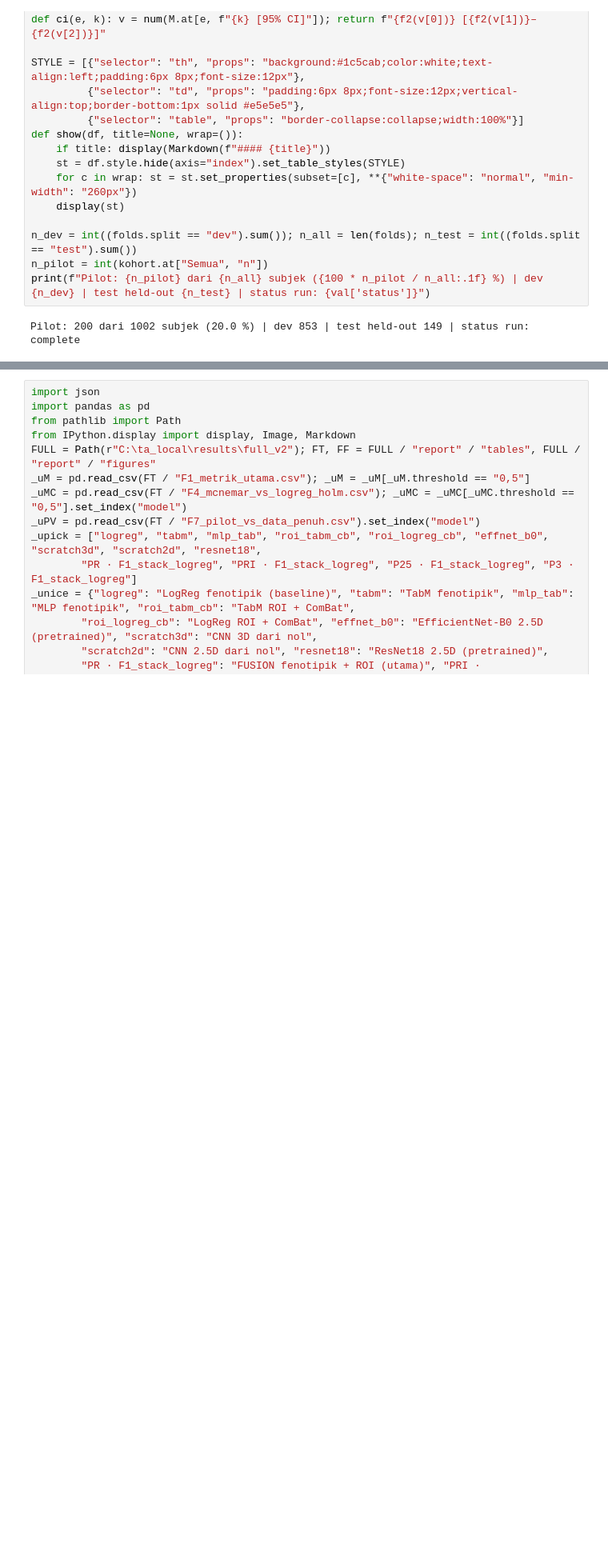
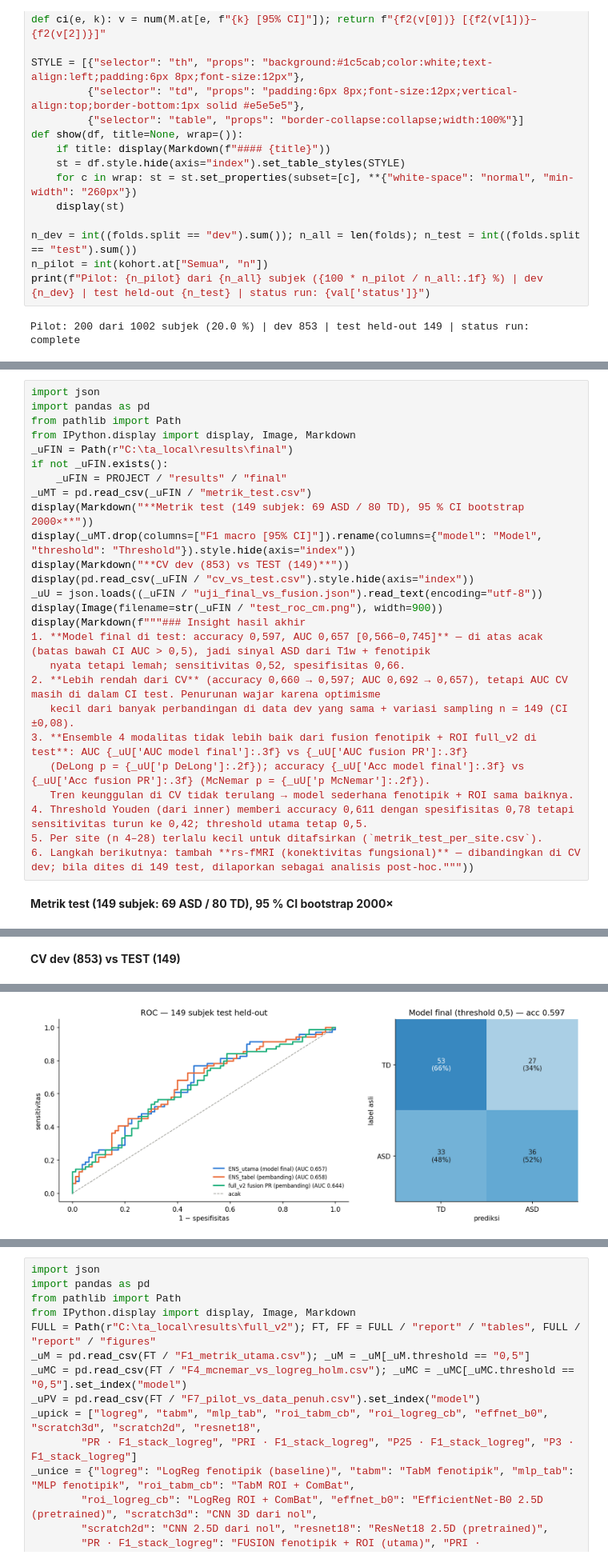
Before and after one commit to feliciacyntia/autismdetection, a Jupyter notebook: notebook/07_ringkasan_insight.ipynb, the cells around one changed output, grey strips where cells are left out. Shown at 80% size. Drawn from its saved outputs; the diff is of its cells as text; blank space fills up the shorter version.

```diff
--- a/notebook/07_ringkasan_insight.ipynb
+++ b/notebook/07_ringkasan_insight.ipynb
@@ -53,0 +60,28 @@ Pilot: 200 dari 1002 subjek (20.0 %) | dev 853 | test held-out 149 | status run:
+# %%
+import json
+import pandas as pd
+from pathlib import Path
+from IPython.display import display, Image, Markdown
+_uFIN = Path(r"C:\ta_local\results\final")
+if not _uFIN.exists():
+    _uFIN = PROJECT / "results" / "final"
+_uMT = pd.read_csv(_uFIN / "metrik_test.csv")
+display(Markdown("**Metrik test (149 subjek: 69 ASD / 80 TD), 95 % CI bootstrap 2000×**"))
+display(_uMT.drop(columns=["F1 macro [95% CI]"]).rename(columns={"model": "Model", "threshold": "Threshold"}).style.hide(axis="index"))
+display(Markdown("**CV dev (853) vs TEST (149)**"))
+display(pd.read_csv(_uFIN / "cv_vs_test.csv").style.hide(axis="index"))
+_uU = json.loads((_uFIN / "uji_final_vs_fusion.json").read_text(encoding="utf-8"))
+display(Image(filename=str(_uFIN / "test_roc_cm.png"), width=900))
+display(Markdown(f"""### Insight hasil akhir
+1. **Model final di test: accuracy 0,597, AUC 0,657 [0,566–0,745]** — di atas acak (batas bawah CI AUC > 0,5), jadi sinyal ASD dari T1w + fenotipik
+   nyata tetapi lemah; sensitivitas 0,52, spesifisitas 0,66.
+2. **Lebih rendah dari CV** (accuracy 0,660 → 0,597; AUC 0,692 → 0,657), tetapi AUC CV masih di dalam CI test. Penurunan wajar karena optimisme
+   kecil dari banyak perbandingan di data dev yang sama + variasi sampling n = 149 (CI ±0,08).
+3. **Ensemble 4 modalitas tidak lebih baik dari fusion fenotipik + ROI full_v2 di test**: AUC {_uU['AUC model final']:.3f} vs {_uU['AUC fusion PR']:.3f}
+   (DeLong p = {_uU['p DeLong']:.2f}); accuracy {_uU['Acc model final']:.3f} vs {_uU['Acc fusion PR']:.3f} (McNemar p = {_uU['p McNemar']:.2f}).
+   Tren keunggulan di CV tidak terulang → model sederhana fenotipik + ROI sama baiknya.
+4. Threshold Youden (dari inner) memberi accuracy 0,611 dengan spesifisitas 0,78 tetapi sensitivitas turun ke 0,42; threshold utama tetap 0,5.
+5. Per site (n 4–28) terlalu kecil untuk ditafsirkan (`metrik_test_per_site.csv`).
+6. Langkah berikutnya: tambah **rs-fMRI (konektivitas fungsional)** — dibandingkan di CV dev; bila dites di 149 test, dilaporkan sebagai analisis post-hoc."""))
+# %% [output]
+**Metrik test (149 subjek: 69 ASD / 80 TD), 95 % CI bootstrap 2000×**
@@ -53,0 +99 @@ Pilot: 200 dari 1002 subjek (20.0 %) | dev 853 | test held-out 149 | status run:
+**CV dev (853) vs TEST (149)**
@@ -53,0 +104 @@ Pilot: 200 dari 1002 subjek (20.0 %) | dev 853 | test held-out 149 | status run:
+[figure, added]
```
Also changed, not shown: parts of 4 cells of this notebook, 17 other files.
